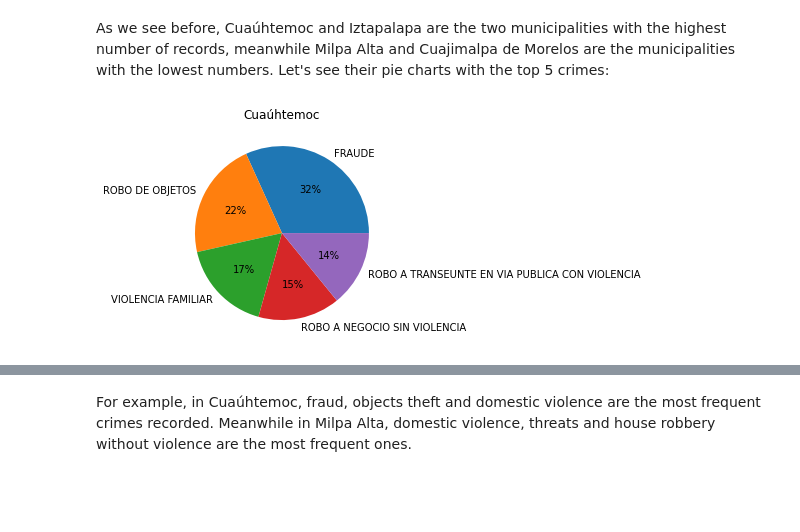
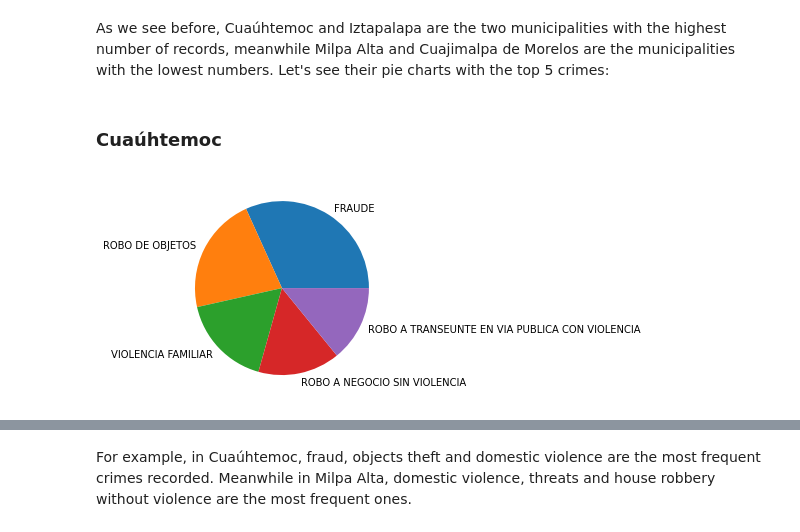
Before and after one commit to lorenaphys/CPBI, a Jupyter notebook: notebooks/Tech_interview.ipynb, the cells around one changed output, grey strips where cells are left out. Cells and saved outputs as stored; diff of their text form; code cells hidden in the pictures; blank space fills up the shorter version.

```diff
--- a/notebooks/Tech_interview.ipynb
+++ b/notebooks/Tech_interview.ipynb
@@ -87,7 +89,7 @@ top_crime_iztapalapa = top_5_crime('CUAUHTEMOC')
-# %%
-for alcaldia in ['CUAUHTEMOC','IZTAPALAPA','CUAJIMALPA DE MORELOS','MILPA ALTA']:
-    plt.pie(list(top_crime_cuauhtemoc['size']), labels = list(top_crime_cuauhtemoc['delito']), autopct='%.0f%%')
-    plt.title('Cuaúhtemoc')
-plt.show()
-# %% [output]
-[figure, removed]
+# %% [markdown]
+### Cuaúhtemoc
+# %%
+plt.pie(top_crime_cuauhtemoc['size'], labels = top_crime_cuauhtemoc['delito'])
+plt.show()
+# %% [output]
+[figure, added]
```
Also changed, not shown: parts of 8 cells of this notebook.
